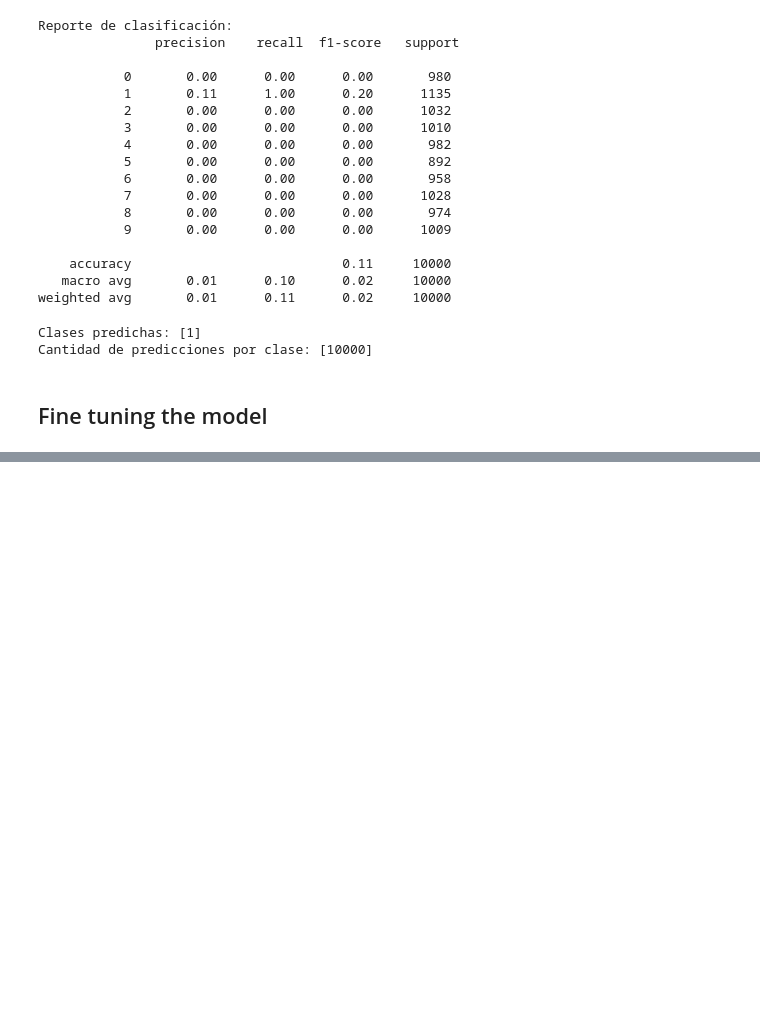
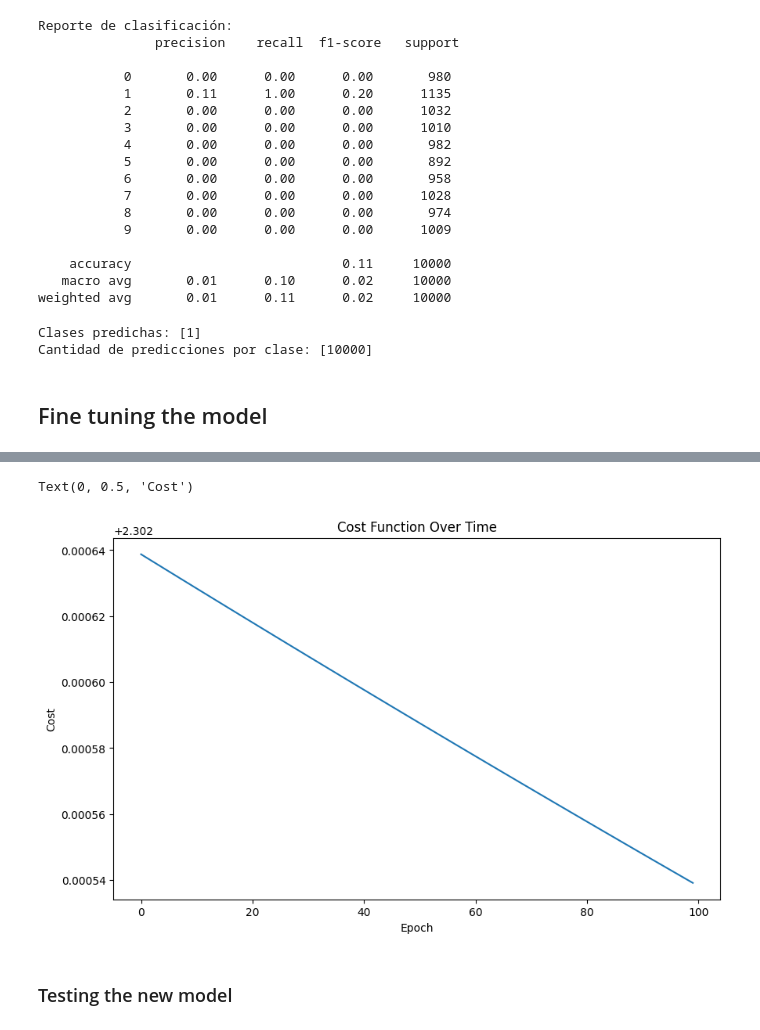
Before and after one commit to nicollorens12/DigitRecognition, a Jupyter notebook: Study.ipynb, the cells around one changed output, grey strips where cells are left out. Saved outputs shown, nothing was run; the diff lists cells and outputs as text; code cells hidden in the pictures; blank space fills up the shorter version.

```diff
--- a/Study.ipynb
+++ b/Study.ipynb
@@ -234,10 +212,10 @@ Cantidad de predicciones por clase: [10000]
 from CustomNeuralNetwork import CustomNeuralNetwork
 
 # Cambia las dimensiones de las capas
-layers_dims = [784, 128, 64, 10]  # Ajusta según sea necesario
+layers_dims = [784, 128, 16, 16, 10]  # Ajusta según sea necesario
 
 # Entrenar el modelo nuevamente
-BasicNeuralNetwork = CustomNeuralNetwork(layer_dims=layers_dims, epochs=200, lr=0.001)
+BasicNeuralNetwork = CustomNeuralNetwork(layer_dims=layers_dims, epochs=500, lr=0.001)
 
 params, cost_history = BasicNeuralNetwork.train(train_X_normalized, train_y_onehot, layers_dims, epochs, learning_rate)
 
@@ -249,0 +244,11 @@ NameError: name 'train_X_normalized' is not defined
+# %%
+plt.figure(figsize=(10, 6))
+plt.plot(cost_history)
+plt.title('Cost Function Over Time')
+plt.xlabel('Epoch')
+plt.ylabel('Cost')
+# %% [output]
+Text(0, 0.5, 'Cost')
+[figure, added]
+# %% [markdown]
+### Testing the new model
```
Also changed, not shown: parts of 9 cells of this notebook.
